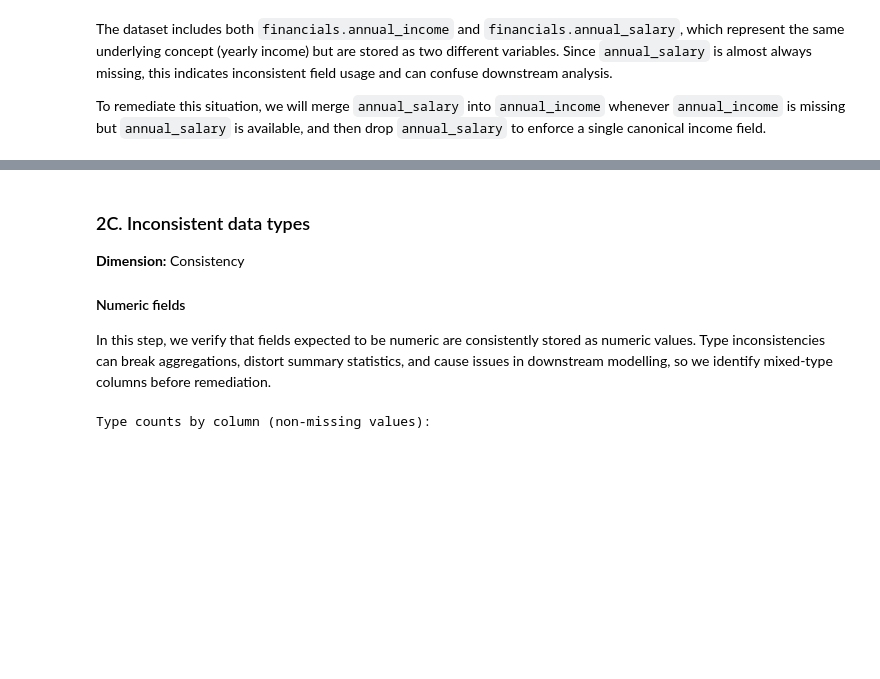
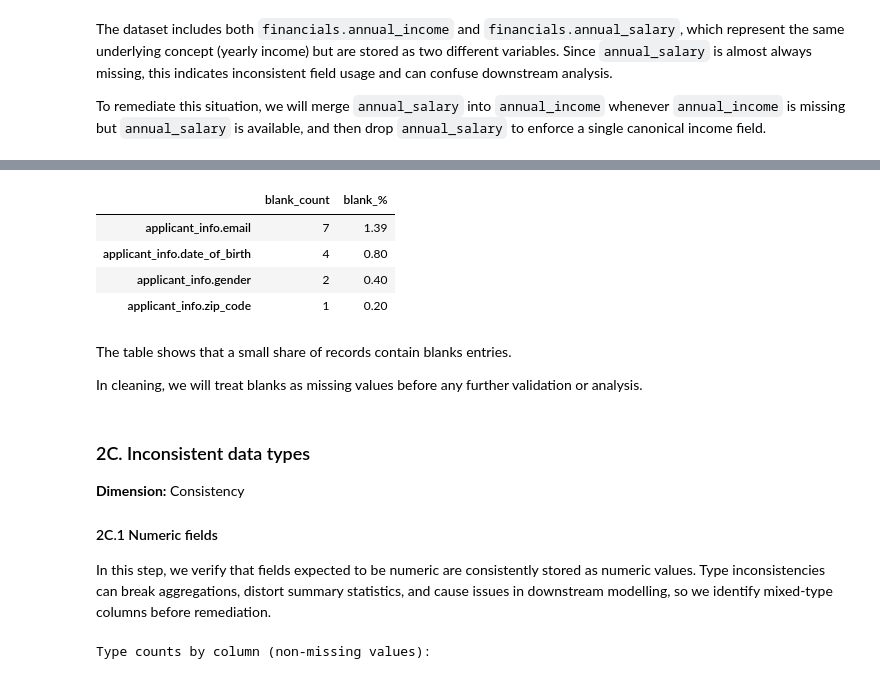
Before and after one commit to catarinapalma01/dego-project-team3, a Jupyter notebook: notebooks/01-data-quality.ipynb, the cells around one changed output, grey strips where cells are left out. Drawn from its saved outputs; the diff is of its cells as text; code cells hidden in the pictures; blank space fills up the shorter version.

```diff
--- a/notebooks/01-data-quality.ipynb
+++ b/notebooks/01-data-quality.ipynb
@@ -318,9 +321,37 @@ To remediate this situation, we will merge `annual_salary` into `annual_income`
+# %%
+# Count blank/empty-string values per column
+s = df_raw.select_dtypes(include=["object", "string"]).copy()
+
+# Count values that are empty after trimming spaces
+blank_count = s.apply(lambda col: col.astype("string").str.strip().eq("").sum()).sort_values(ascending=False)
+
+# Convert blank counts into percentages of total rows
+blank_pct   = (blank_count / len(df_raw) * 100).round(2)
+
+# Combine into a reporting table
+blank_table = pd.DataFrame({
+    "blank_count": blank_count,
+    "blank_%": blank_pct
+})
+
+# Show only columns that actually have blanks
+display(blank_table[blank_table["blank_count"] > 0])
+# %% [output]
+|  | blank_count | blank_% |
+| applicant_info.email | 7 | 1.39 |
+| applicant_info.date_of_birth | 4 | 0.80 |
+| applicant_info.gender | 2 | 0.40 |
+| applicant_info.zip_code | 1 | 0.20 |
+# %% [markdown]
+The table shows that a small share of records contain blanks entries.
+
+In cleaning, we will treat blanks as missing values before any further validation or analysis.
 # %% [markdown]
 ### 2C. Inconsistent data types
 
 **Dimension:** Consistency
 
-#### Numeric fields
+#### 2C.1 Numeric fields
 
 In this step, we verify that fields expected to be numeric are consistently stored as numeric values. Type inconsistencies can break aggregations, distort summary statistics, and cause issues in downstream modelling, so we identify mixed-type columns before remediation.
 # %%
```
Also changed, not shown: parts of 15 cells of this notebook, 1 other file.
